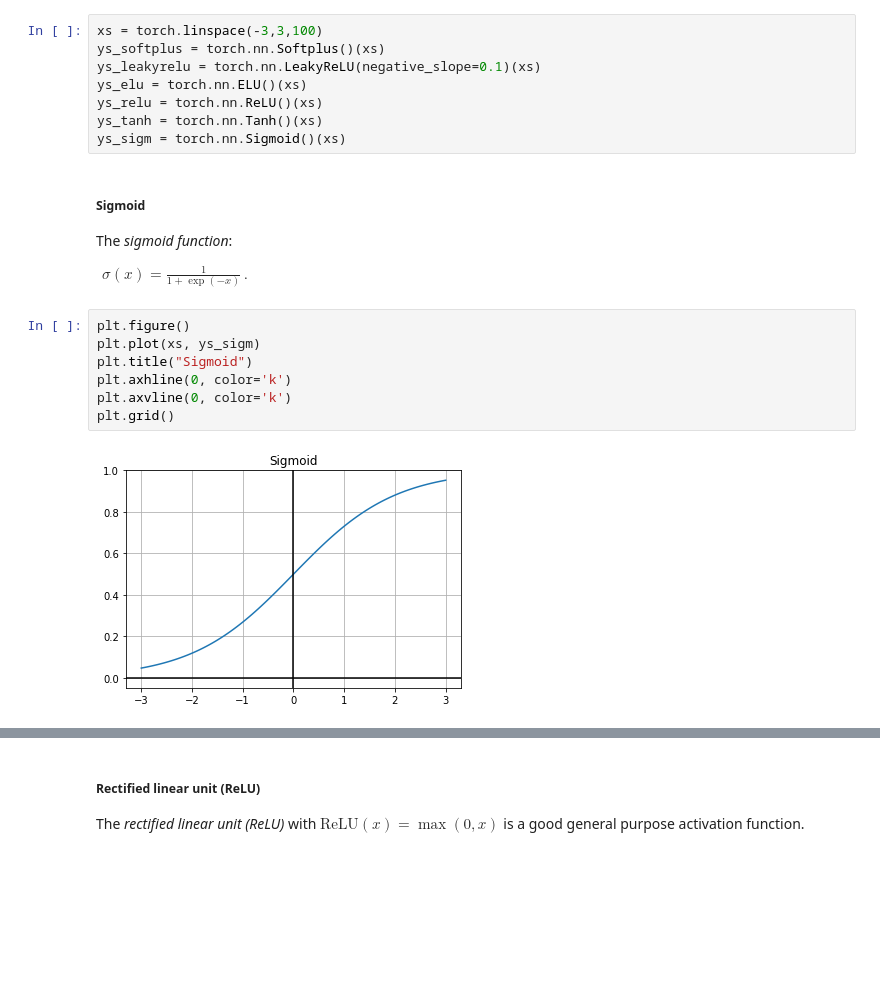
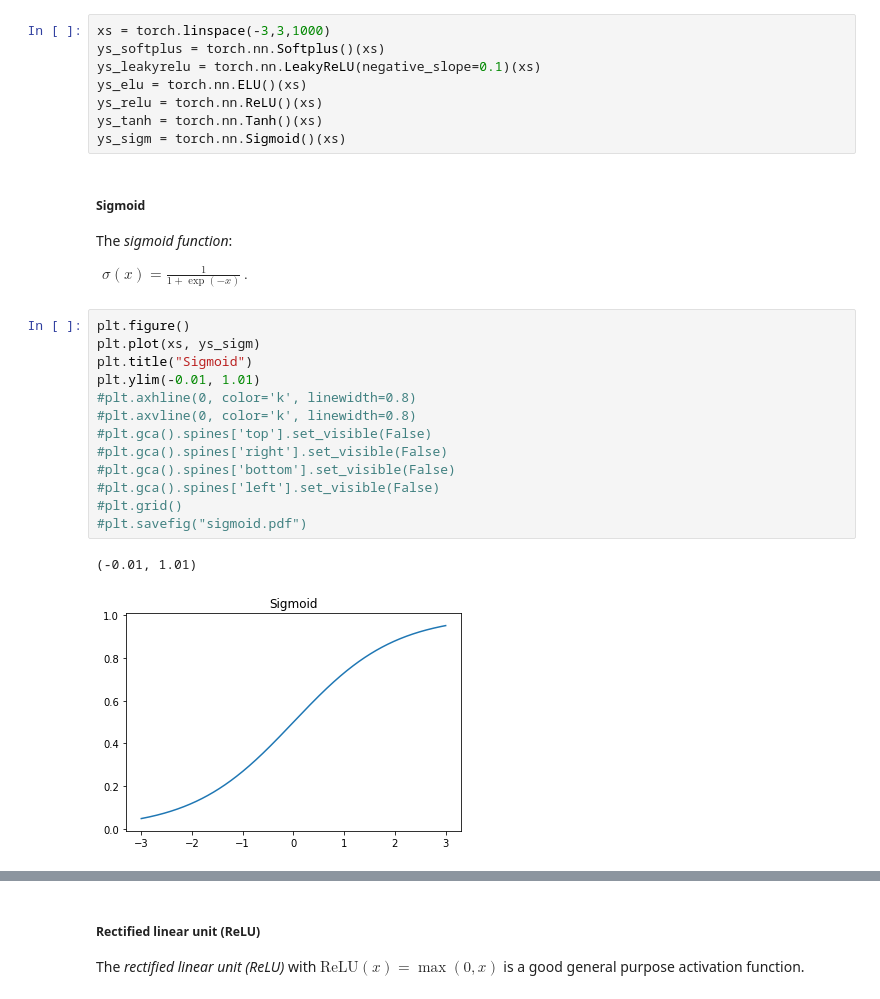
Before and after one commit to bullette007/bullette007.github.io, a Jupyter notebook: book/_sources/05_NeuralNetworksForCompImg.ipynb, the cells around one changed output, grey strips where cells are left out. Saved outputs shown, nothing was run; the diff lists cells and outputs as text; blank space fills up the shorter version.

```diff
--- a/book/_sources/05_NeuralNetworksForCompImg.ipynb
+++ b/book/_sources/05_NeuralNetworksForCompImg.ipynb
@@ -216,7 +217,7 @@ In batch processing, the result of a batch of data processed by a linear layer,
 # %% [markdown]
 #### Other popular non-linear functions
 # %%
-xs = torch.linspace(-3,3,100)
+xs = torch.linspace(-3,3,1000)
 ys_softplus = torch.nn.Softplus()(xs)
 ys_leakyrelu = torch.nn.LeakyReLU(negative_slope=0.1)(xs)
 ys_elu = torch.nn.ELU()(xs)
@@ -234,9 +235,16 @@ $\begin{align}
 # %%
 plt.figure()
 plt.plot(xs, ys_sigm)
 plt.title("Sigmoid")
-plt.axhline(0, color='k')
-plt.axvline(0, color='k')
-plt.grid()
+plt.ylim(-0.01, 1.01)
+#plt.axhline(0, color='k', linewidth=0.8)
+#plt.axvline(0, color='k', linewidth=0.8)
+#plt.gca().spines['top'].set_visible(False)
+#plt.gca().spines['right'].set_visible(False)
+#plt.gca().spines['bottom'].set_visible(False)
+#plt.gca().spines['left'].set_visible(False)
+#plt.grid()
+#plt.savefig("sigmoid.pdf")
 # %% [output]
+(-0.01, 1.01)
-[figure, old version]
+[figure, new version]
```
Also changed, not shown: parts of 14 cells of this notebook, 17 other files.
